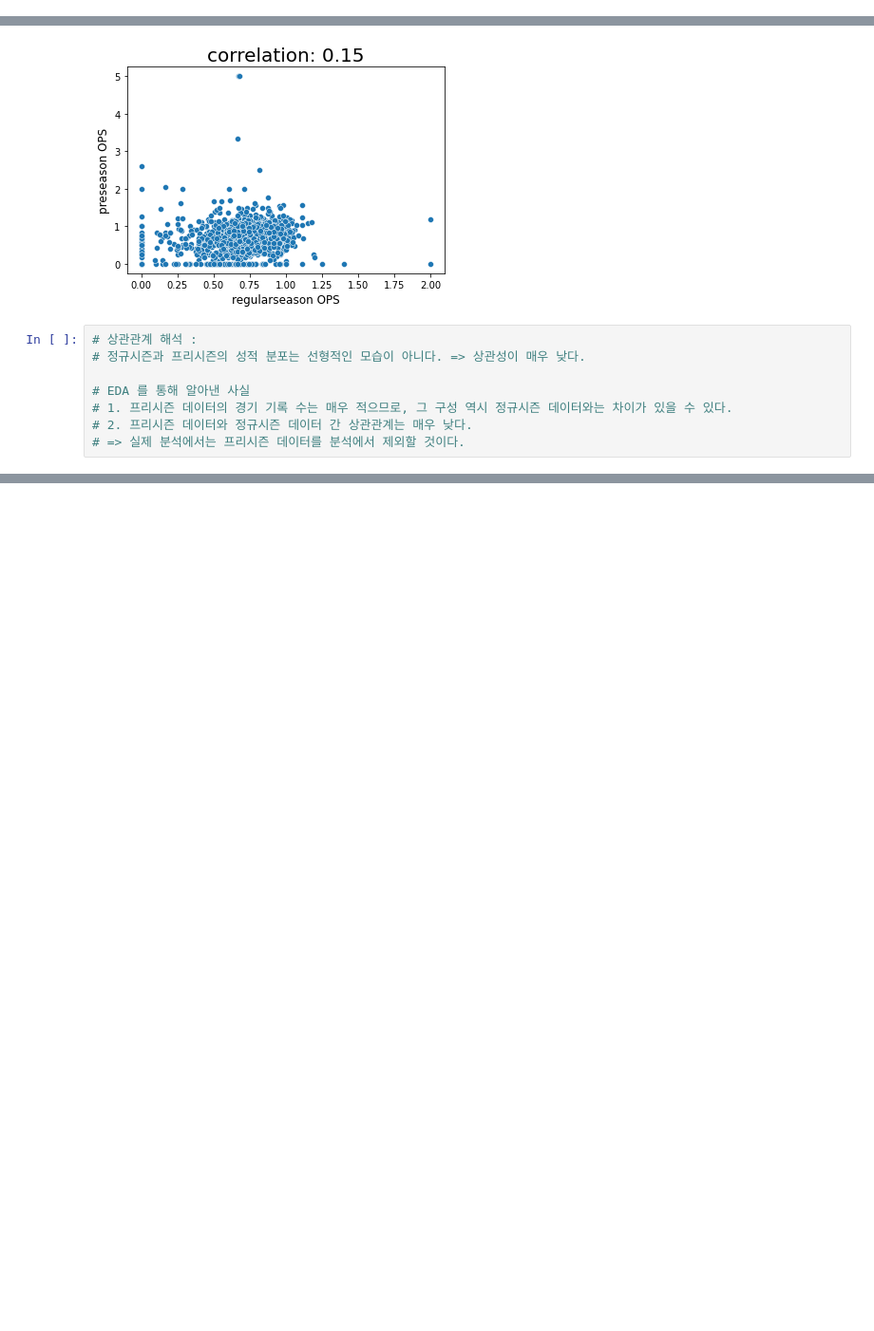
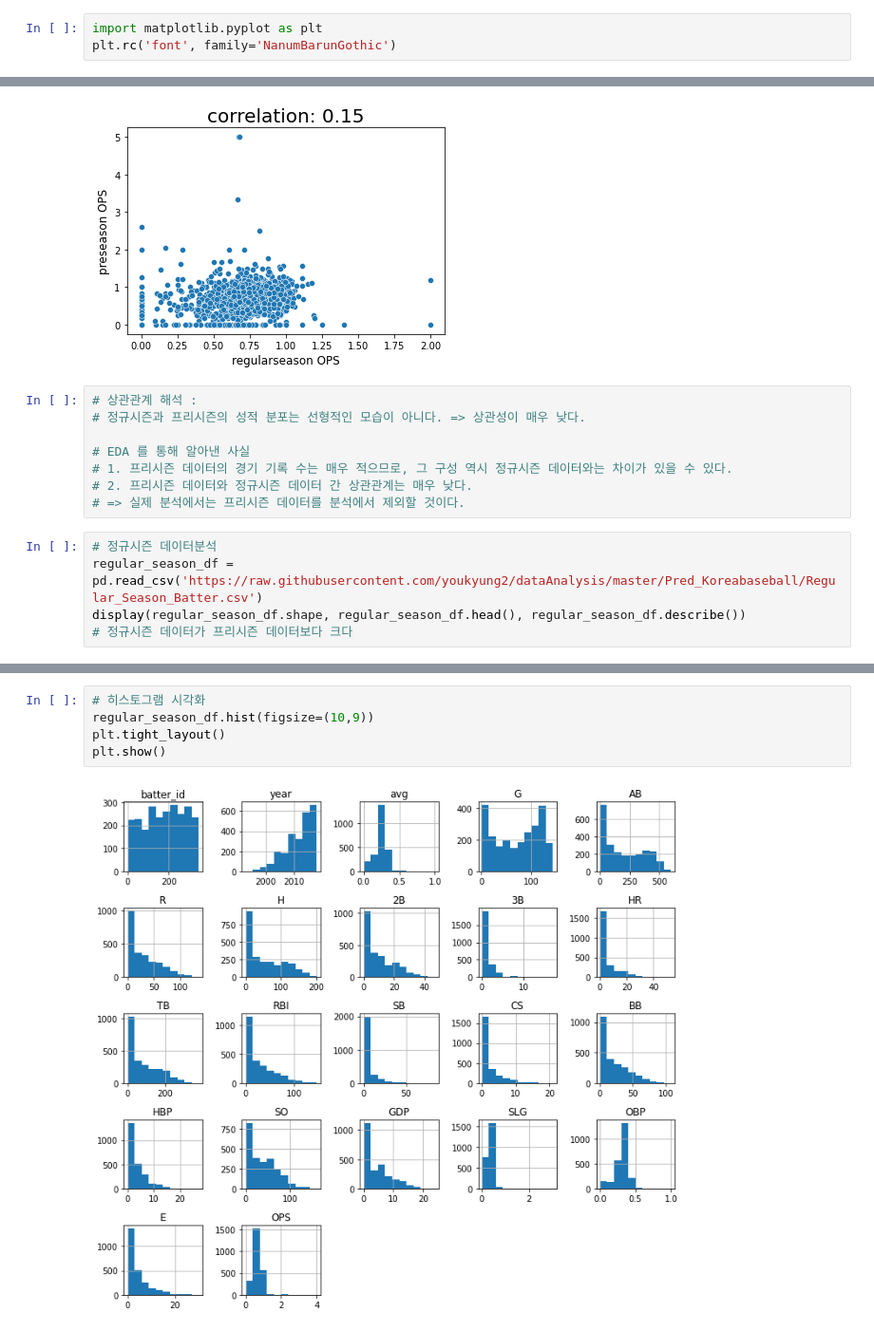
Before and after one commit to youkyung2/dataAnalysis, a Jupyter notebook: KBO_타자_OPS_예측.ipynb, the cells around one changed output, grey strips where cells are left out. Shown at 95% size. Saved outputs shown, nothing was run; the diff lists cells and outputs as text; blank space fills up the shorter version.

```diff
--- a/KBO_타자_OPS_예측.ipynb
+++ b/KBO_타자_OPS_예측.ipynb
@@ -14,3 +37,6 @@
+# %%
+import matplotlib.pyplot as plt
+plt.rc('font', family='NanumBarunGothic')
 # %%
 # 시각화 설정
 from matplotlib import font_manager, rc
@@ -293,3 +319,8 @@ plt.show()
 # 1. 프리시즌 데이터의 경기 기록 수는 매우 적으므로, 그 구성 역시 정규시즌 데이터와는 차이가 있을 수 있다.
 # 2. 프리시즌 데이터와 정규시즌 데이터 간 상관관계는 매우 낮다.
 # => 실제 분석에서는 프리시즌 데이터를 분석에서 제외할 것이다.
+# %%
+# 정규시즌 데이터분석
+regular_season_df = pd.read_csv('https://raw.githubusercontent.com/youkyung2/dataAnalysis/master/Pred_Koreabaseball/Regular_Season_Batter.csv')
+display(regular_season_df.shape, regular_season_df.head(), regular_season_df.describe())
+# 정규시즌 데이터가 프리시즌 데이터보다 크다
@@ -295,0 +344,7 @@ plt.show()
+# %%
+# 히스토그램 시각화
+regular_season_df.hist(figsize=(10,9))
+plt.tight_layout()
+plt.show()
+# %% [output]
+[figure, added]
```
Also changed, not shown: parts of 8 cells of this notebook.
